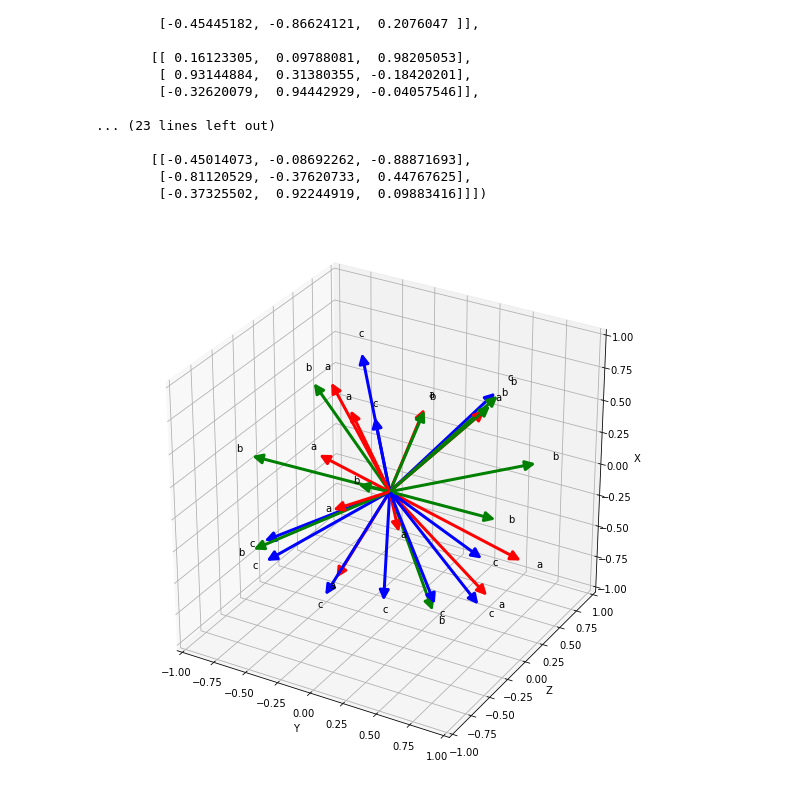
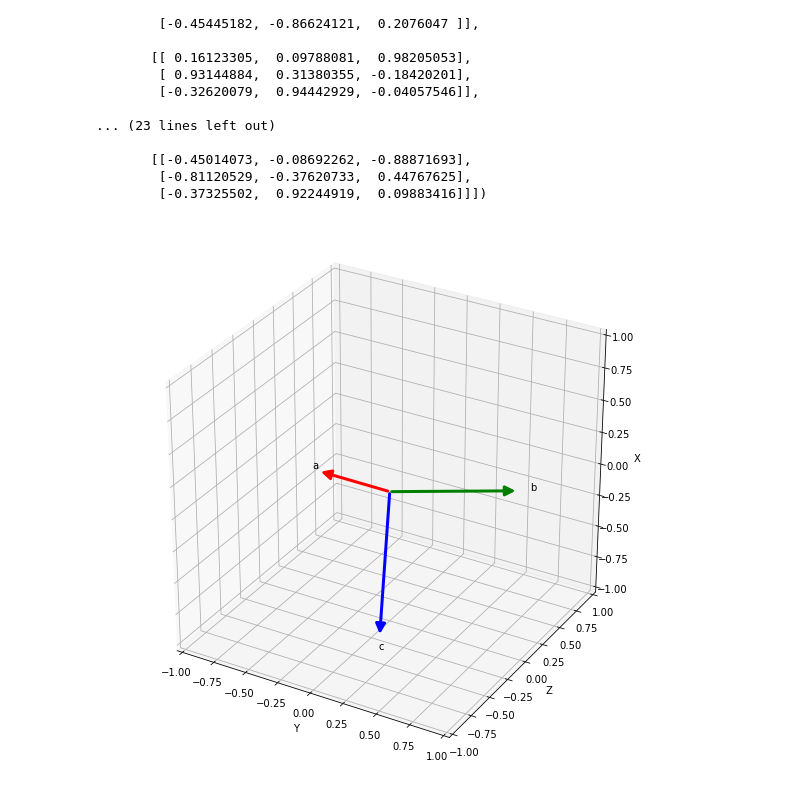
Before and after one commit to ianhi/git-expt, a Jupyter notebook: making-figures.ipynb, the cells around one changed output. Saved outputs shown, nothing was run; the diff lists cells and outputs as text; code cells hidden in the pictures.

```diff
--- a/making-figures.ipynb
+++ b/making-figures.ipynb
@@ -191,8 +191,8 @@ array([[[ 0.47909504, -0.45451278, -0.75092348],
 from stark_effect_predictions.visualize_3D import *
 # %%
 fig, ax = gen_fig()
-for i in range(10):
+for i in range(1):
 
     draw_abc(ax,R=blarg.rvs(1))
 # %% [output]
-[figure, old version]
+[figure, new version]
```
